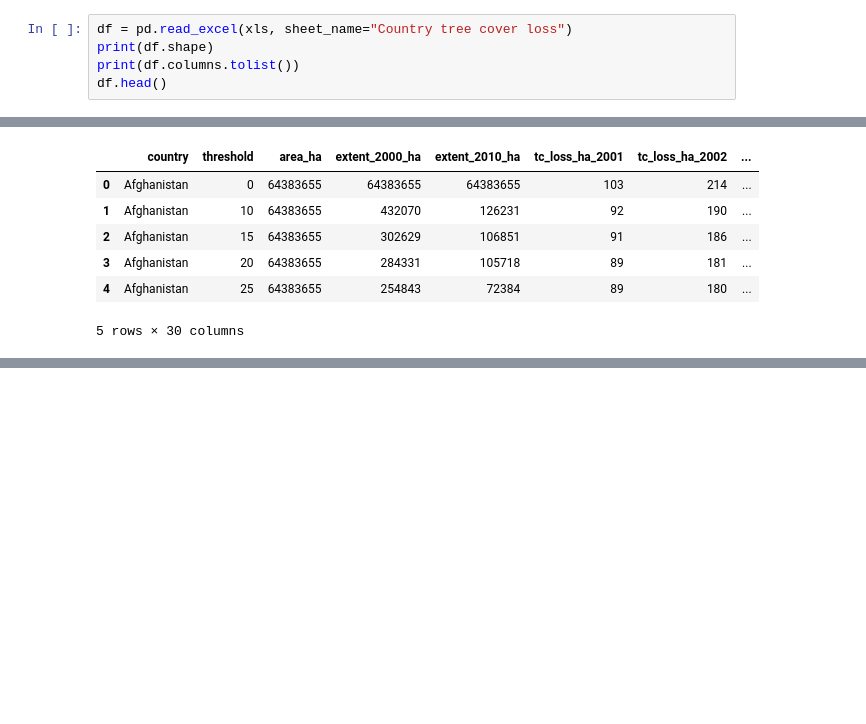
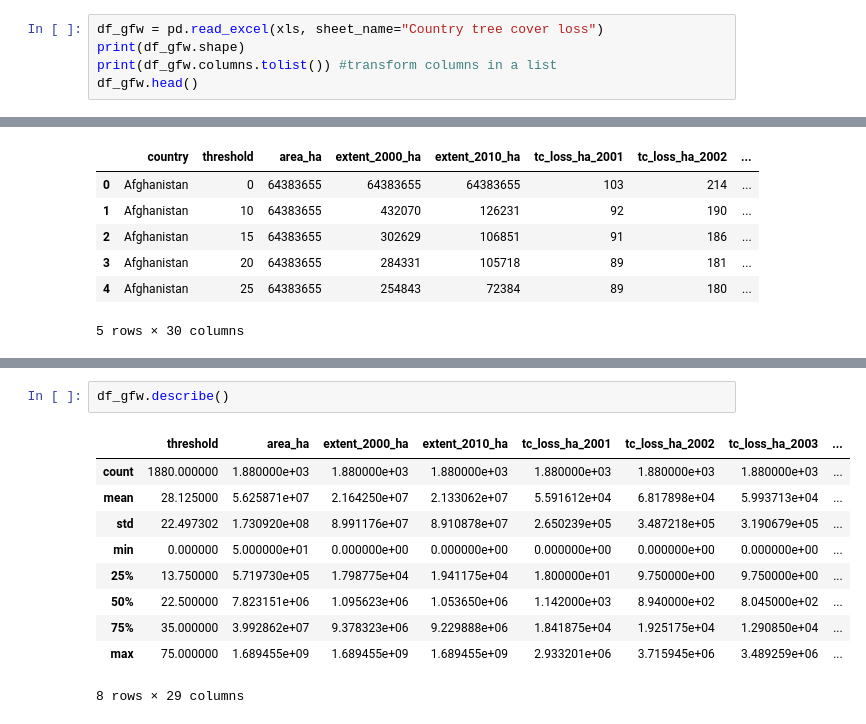
Before and after one commit to AndrewEberhardt/DataScienceProject, a Jupyter notebook: notebooks/1-Forest-Loss.ipynb, the cells around one changed output, grey strips where cells are left out. Cells and saved outputs as stored; diff of their text form; blank space fills up the shorter version.

```diff
--- a/notebooks/1-Forest-Loss.ipynb
+++ b/notebooks/1-Forest-Loss.ipynb
@@ -14,8 +13,8 @@ HTTPError: HTTP Error 404: Not Found
 # %%
-df = pd.read_excel(xls, sheet_name="Country tree cover loss")
-print(df.shape)
-print(df.columns.tolist())
-df.head()
+df_gfw = pd.read_excel(xls, sheet_name="Country tree cover loss")
+print(df_gfw.shape)
+print(df_gfw.columns.tolist()) #transform columns in a list
+df_gfw.head()
 # %% [output]
 (1880, 30)
 ['country', 'threshold', 'area_ha', 'extent_2000_ha', 'extent_2010_ha', 'tc_loss_ha_2001', 'tc_loss_ha_2002', 'tc_loss_ha_2003', 'tc_loss_ha_2004', 'tc_loss_ha_2005', 'tc_loss_ha_2006', 'tc_loss_ha_20 ...
@@ -28,0 +72,13 @@ df.head()
+# %%
+df_gfw.describe()
+# %% [output]
+|  | threshold | area_ha | extent_2000_ha | extent_2010_ha | tc_loss_ha_2001 | tc_loss_ha_2002 | tc_loss_ha_2003 | ... |
+| count | 1880.000000 | 1.880000e+03 | 1.880000e+03 | 1.880000e+03 | 1.880000e+03 | 1.880000e+03 | 1.880000e+03 | ... |
+| mean | 28.125000 | 5.625871e+07 | 2.164250e+07 | 2.133062e+07 | 5.591612e+04 | 6.817898e+04 | 5.993713e+04 | ... |
+| std | 22.497302 | 1.730920e+08 | 8.991176e+07 | 8.910878e+07 | 2.650239e+05 | 3.487218e+05 | 3.190679e+05 | ... |
+| min | 0.000000 | 5.000000e+01 | 0.000000e+00 | 0.000000e+00 | 0.000000e+00 | 0.000000e+00 | 0.000000e+00 | ... |
+| 25% | 13.750000 | 5.719730e+05 | 1.798775e+04 | 1.941175e+04 | 1.800000e+01 | 9.750000e+00 | 9.750000e+00 | ... |
+| 50% | 22.500000 | 7.823151e+06 | 1.095623e+06 | 1.053650e+06 | 1.142000e+03 | 8.940000e+02 | 8.045000e+02 | ... |
+| 75% | 35.000000 | 3.992862e+07 | 9.378323e+06 | 9.229888e+06 | 1.841875e+04 | 1.925175e+04 | 1.290850e+04 | ... |
+| max | 75.000000 | 1.689455e+09 | 1.689455e+09 | 1.689455e+09 | 2.933201e+06 | 3.715945e+06 | 3.489259e+06 | ... |
+8 rows × 29 columns
```
Also changed, not shown: parts of 10 cells of this notebook.
